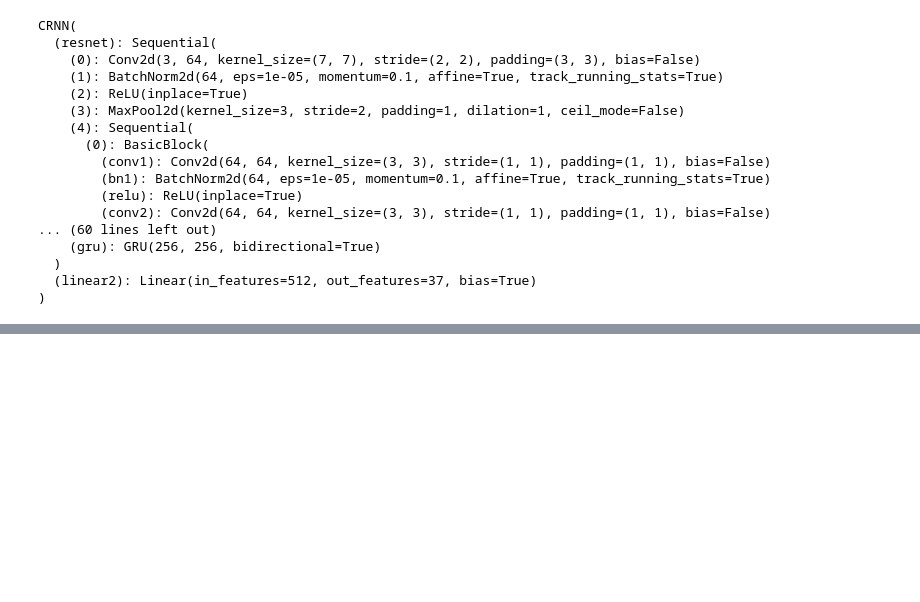
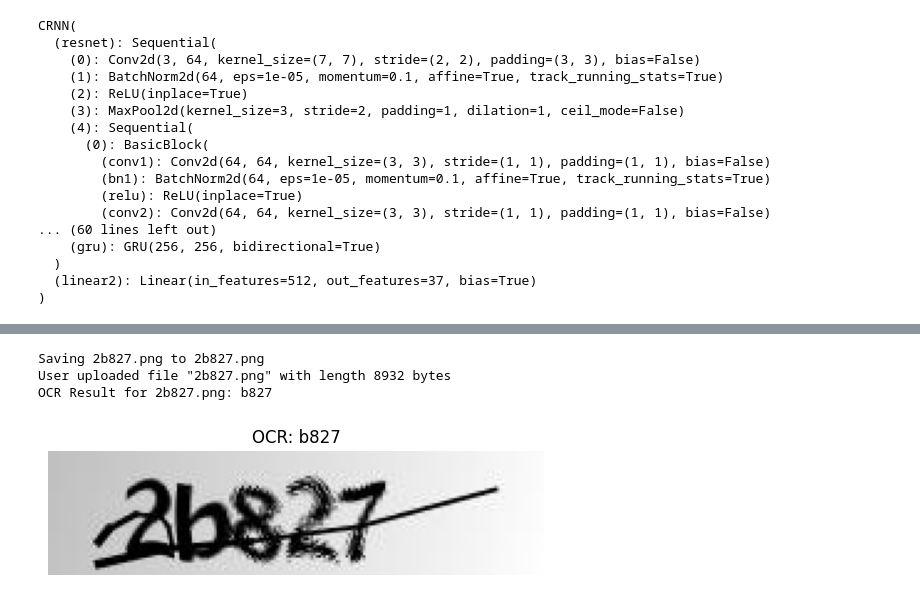
Before and after one commit to nur1801/Custom-OCR-CRNN, a Jupyter notebook: custom-ocr.ipynb, the cells around one changed output, grey strips where cells are left out. Cells and saved outputs as stored; diff of their text form; code cells hidden in the pictures; blank space fills up the shorter version.

```diff
--- a/custom-ocr.ipynb
+++ b/custom-ocr.ipynb
@@ -471,3 +475,45 @@ CRNN(
   )
   (linear2): Linear(in_features=512, out_features=37, bias=True)
 )
+# %%
+from google.colab import files
+import io
+
+def perform_ocr_on_uploaded_image(model, label_converter, device):
+    uploaded = files.upload()
+
+    for fn in uploaded.keys():
+        print('User uploaded file "{name}" with length {length} bytes'.format(
+            name=fn, length=len(uploaded[fn])))
+
+        # Read image from bytes
+        img_bytes = uploaded[fn]
+        img = Image.open(io.BytesIO(img_bytes)).convert('RGB')
+
+        # Preprocess image to match training input size (e.g., 50x200)
+        # The dimensions are based on the output of the val_dataloader: torch.Size([8, 3, 50, 200])
+        preprocess_transforms = transforms.Compose([
+            transforms.Resize((50, 200)), # Resize to expected height (50) and width (200)
+            transforms.ToTensor()
+        ])
+        processed_img = preprocess_transforms(img).unsqueeze(0).to(device)
+
+        # Perform OCR
+        model.eval()
+        with torch.no_grad():
+            logits = model(processed_img)
+
+        # Decode prediction
+        pred_text = decode_prediction(logits.cpu(), label_converter)
+
+        print(f"OCR Result for {fn}: {pred_text}")
+
+        # Optional: Display the image with the prediction
+        plt.imshow(img)
+        plt.title(f"OCR: {pred_text}")
+        plt.axis('off')
+        plt.show()
+
+# Call the function to initiate upload and OCR
+perform_ocr_on_uploaded_image(crnn, label_converter, device)
+# %% [output]
@@ -473,0 +521,4 @@ CRNN(
+Saving 2b827.png to 2b827.png
+User uploaded file "2b827.png" with length 8932 bytes
+OCR Result for 2b827.png: b827
+[figure, added]
```
Also changed, not shown: parts of 31 cells of this notebook.
